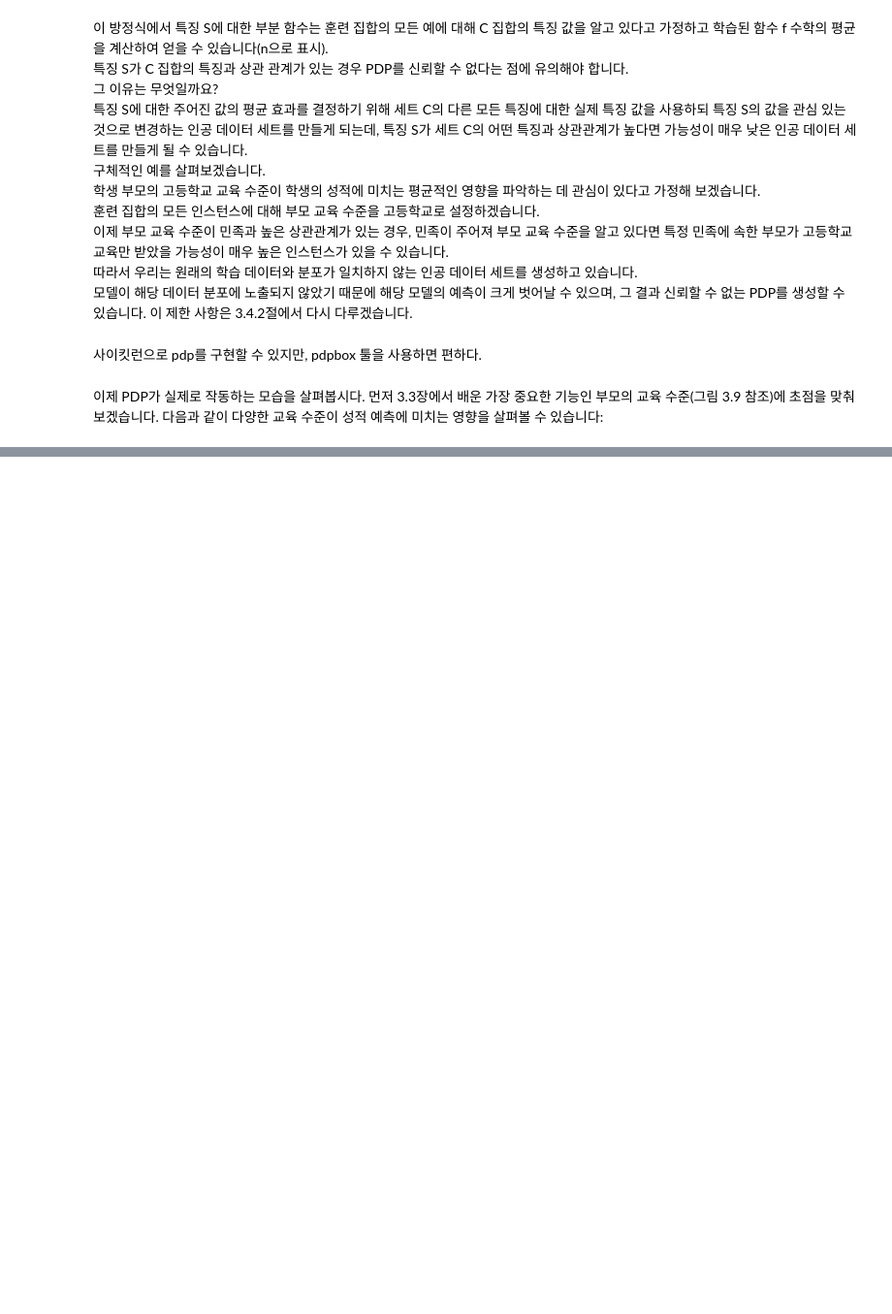
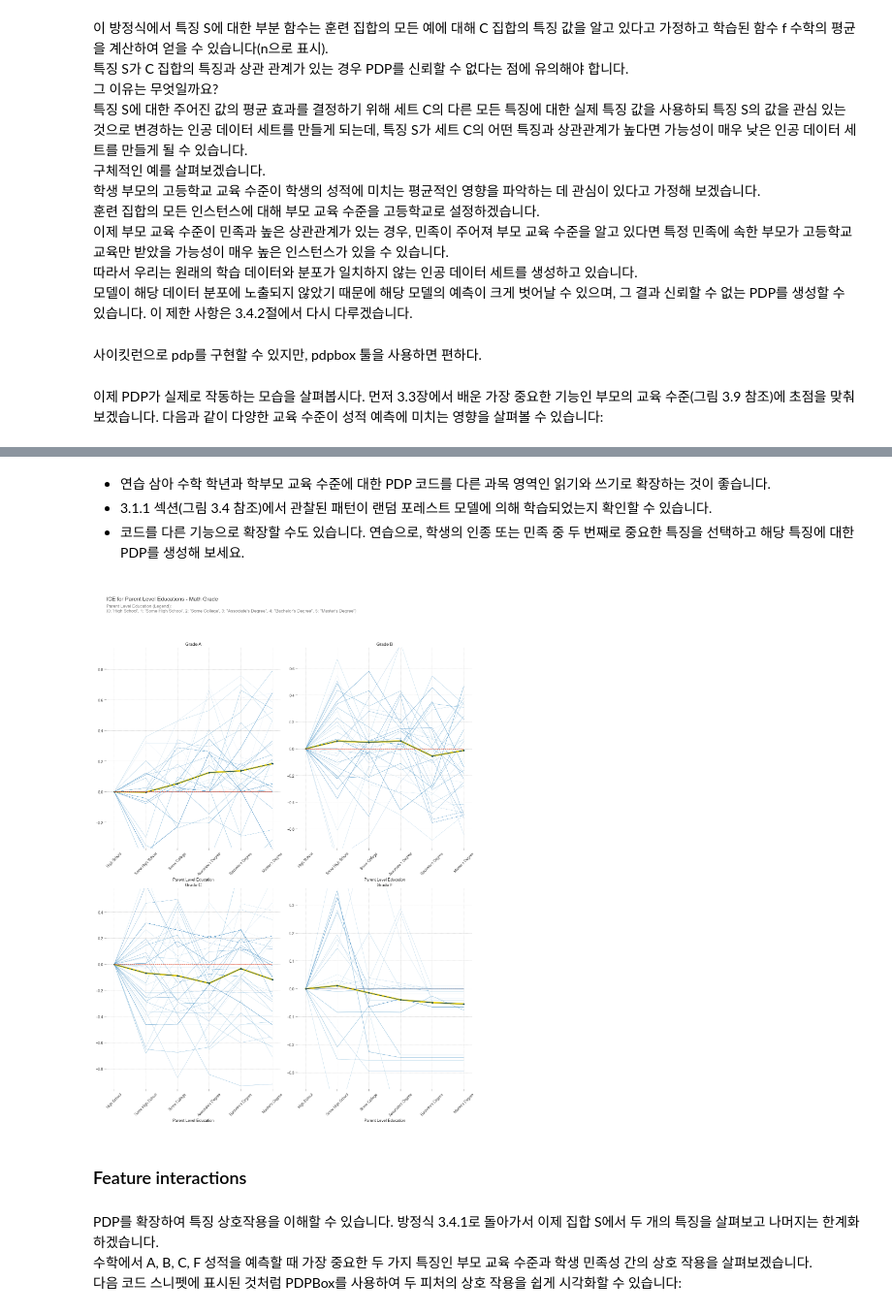
Before and after one commit to sguys99/self-study, a Jupyter notebook: xai/xai_book/ch03/ch03.ipynb, the cells around one changed output, grey strips where cells are left out. Shown at 97% size. Cells and saved outputs as stored; diff of their text form; code cells hidden in the pictures; blank space fills up the shorter version.

```diff
--- a/xai/xai_book/ch03/ch03.ipynb
+++ b/xai/xai_book/ch03/ch03.ipynb
@@ -851,0 +933,66 @@ parent_title = '{0: \'High School\', 1: \'Some High School\', 2: \'Some College\
+# %% [markdown]
+- 연습 삼아 수학 학년과 학부모 교육 수준에 대한 PDP 코드를 다른 과목 영역인 읽기와 쓰기로 확장하는 것이 좋습니다.
+- 3.1.1 섹션(그림 3.4 참조)에서 관찰된 패턴이 랜덤 포레스트 모델에 의해 학습되었는지 확인할 수 있습니다.
+- 코드를 다른 기능으로 확장할 수도 있습니다. 연습으로, 학생의 인종 또는 민족 중 두 번째로 중요한 특징을 선택하고 해당 특징에 대한 PDP를 생성해 보세요.
+# %%
+pdp_race = pdp.pdp_isolate(model=math_model,
+                          dataset=df,
+                          model_features=feature_cols,
+                          feature='parent_le')
+ple_xticklabels = ['High School',
+                   'Some High School',
+                   'Some College',
+                   "Associate\'s Degree",
+                   "Bachelor\'s Degree",
+                   "Master\'s Degree"]
+plot_params = {
+    # plot title and subtitle
+    'title': 'ICE for Parent Level Educations - Math Grade',
+    'subtitle': 'Parent Level Education (Legend): \n%s' % (parent_title),
+    'title_fontsize': 15,
+    'subtitle_fontsize': 12,
+    # color for contour line
+    'contour_color':  'white',
+    'font_family': 'Arial',
+    # matplotlib color map for interact plot
+    'cmap': 'viridis',
+    # fill alpha for interact plot
+    'inter_fill_alpha': 0.8,
+    # fontsize for interact plot text
+    'inter_fontsize': 9,
+}
+fig, axes = pdp.pdp_plot(pdp_isolate_out=pdp_race, feature_name='Parent Level Education',
+                         center=True, x_quantile=False, ncols=2, plot_lines=True, frac_to_plot=100,
+                         plot_params=plot_params, figsize=(18, 25))
+axes['pdp_ax'][0].set_xlabel('Parent Level Education')
+axes['pdp_ax'][1].set_xlabel('Parent Level Education')
+axes['pdp_ax'][2].set_xlabel('Parent Level Education')
+axes['pdp_ax'][3].set_xlabel('Parent Level Education')
+axes['pdp_ax'][0].set_title('Grade A')
+axes['pdp_ax'][1].set_title('Grade B')
+axes['pdp_ax'][2].set_title('Grade C')
+axes['pdp_ax'][3].set_title('Grade F')
+axes['pdp_ax'][0].set_xticks(parent_codes)
+axes['pdp_ax'][1].set_xticks(parent_codes)
+axes['pdp_ax'][2].set_xticks(parent_codes)
+axes['pdp_ax'][3].set_xticks(parent_codes)
+axes['pdp_ax'][0].set_xticklabels(ple_xticklabels)
+axes['pdp_ax'][1].set_xticklabels(ple_xticklabels)
+axes['pdp_ax'][2].set_xticklabels(ple_xticklabels)
+axes['pdp_ax'][3].set_xticklabels(ple_xticklabels)
+for tick in axes['pdp_ax'][0].get_xticklabels():
+    tick.set_rotation(45)
+for tick in axes['pdp_ax'][1].get_xticklabels():
+    tick.set_rotation(45)
+for tick in axes['pdp_ax'][2].get_xticklabels():
+    tick.set_rotation(45)
+for tick in axes['pdp_ax'][3].get_xticklabels():
+    tick.set_rotation(45)
+# %% [output]
+[figure, added]
+# %% [markdown]
+### Feature interactions
+# %% [markdown]
+PDP를 확장하여 특징 상호작용을 이해할 수 있습니다. 방정식 3.4.1로 돌아가서 이제 집합 S에서 두 개의 특징을 살펴보고 나머지는 한계화하겠습니다.
+수학에서 A, B, C, F 성적을 예측할 때 가장 중요한 두 가지 특징인 부모 교육 수준과 학생 민족성 간의 상호 작용을 살펴보겠습니다.
+다음 코드 스니펫에 표시된 것처럼 PDPBox를 사용하여 두 피처의 상호 작용을 쉽게 시각화할 수 있습니다:
```
Also changed, not shown: parts of 31 cells of this notebook, 11 other files.
